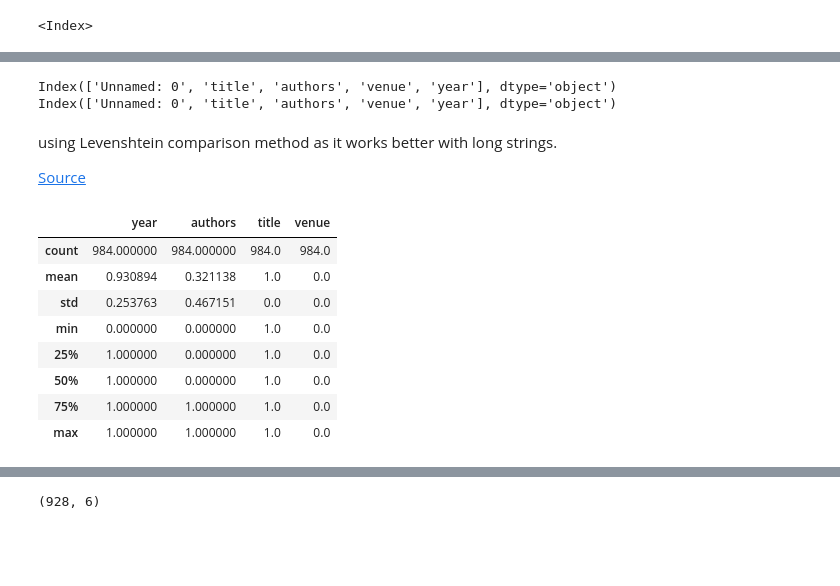
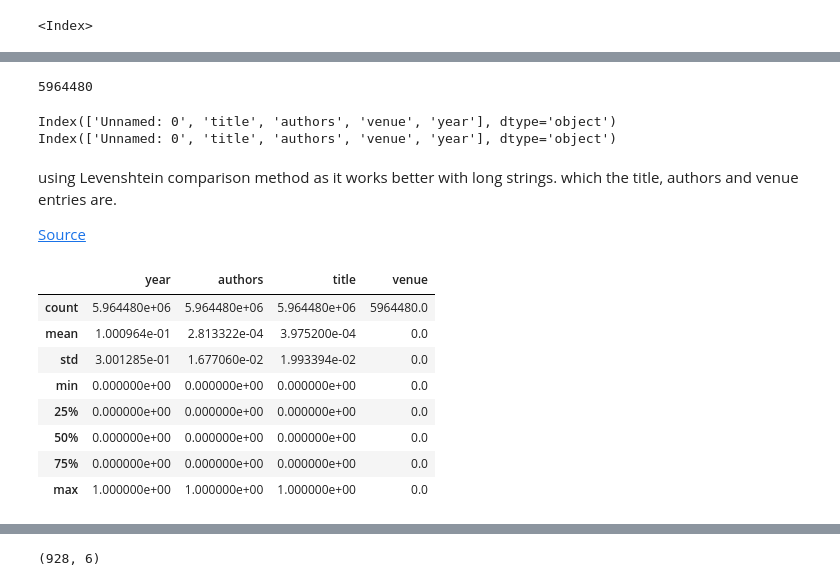
Before and after one commit to theoem/Data-Linkage, a Jupyter notebook: Data-Linkage/Record-Linking-Fuzzy-Matching-Teodoras.ipynb, the cells around one changed output, grey strips where cells are left out. Drawn from its saved outputs; the diff is of its cells as text; code cells hidden in the pictures; blank space fills up the shorter version.

```diff
--- a/Data-Linkage/Record-Linking-Fuzzy-Matching-Teodoras.ipynb
+++ b/Data-Linkage/Record-Linking-Fuzzy-Matching-Teodoras.ipynb
@@ -269,2 +348,3 @@ WARNING:recordlinkage:indexing - performance warning - A full index can result i
 # %%
-candidates = indexer_block.index(acm_data, dblp_data)
+candidates_block = indexer_block.index(acm_data, dblp_data)
+len(candidates_block)
@@ -276,3 +353,8 @@ print(len(candidates))
+# %%
+candidates_full = indexer_full.index(acm_data, dblp_data)
+len(candidates_full)
+# %% [output]
+5964480
 # %%
 print(acm_data.columns)
 print(dblp_data.columns)
@@ -280,7 +362,7 @@ print(dblp_data.columns)
 Index(['Unnamed: 0', 'title', 'authors', 'venue', 'year'], dtype='object')
 Index(['Unnamed: 0', 'title', 'authors', 'venue', 'year'], dtype='object')
 # %% [markdown]
-using Levenshtein comparison method as it works better with long strings.
+using Levenshtein comparison method as it works better with long strings. which the title, authors and venue entries are.
 
 [Source](https://srinivas-kulkarni.medium.com/jaro-winkler-vs-levenshtein-distance-2eab21832fd6)
 # %%
@@ -308,12 +389,18 @@ features = compare.compute(candidates, acm_data,
+# %%
+# Takes 7 minutes using the full index.
+# <1s using blocking
+
+features_full = compare(candidates_full)
+features_block = compare(candidates_block)
 # %%
-features.describe()
+features_full.describe()
 # %% [output]
 |  | year | authors | title | venue |
-| count | 984.000000 | 984.000000 | 984.0 | 984.0 |
-| mean | 0.930894 | 0.321138 | 1.0 | 0.0 |
-| std | 0.253763 | 0.467151 | 0.0 | 0.0 |
-| min | 0.000000 | 0.000000 | 1.0 | 0.0 |
-| 25% | 1.000000 | 0.000000 | 1.0 | 0.0 |
-| 50% | 1.000000 | 0.000000 | 1.0 | 0.0 |
-| 75% | 1.000000 | 1.000000 | 1.0 | 0.0 |
-| max | 1.000000 | 1.000000 | 1.0 | 0.0 |
+| count | 5.964480e+06 | 5.964480e+06 | 5.964480e+06 | 5964480.0 |
+| mean | 1.000964e-01 | 2.813322e-04 | 3.975200e-04 | 0.0 |
+| std | 3.001285e-01 | 1.677060e-02 | 1.993394e-02 | 0.0 |
+| min | 0.000000e+00 | 0.000000e+00 | 0.000000e+00 | 0.0 |
+| 25% | 0.000000e+00 | 0.000000e+00 | 0.000000e+00 | 0.0 |
+| 50% | 0.000000e+00 | 0.000000e+00 | 0.000000e+00 | 0.0 |
+| 75% | 0.000000e+00 | 0.000000e+00 | 0.000000e+00 | 0.0 |
+| max | 1.000000e+00 | 1.000000e+00 | 1.000000e+00 | 0.0 |
```
Also changed, not shown: parts of 110 cells of this notebook.
